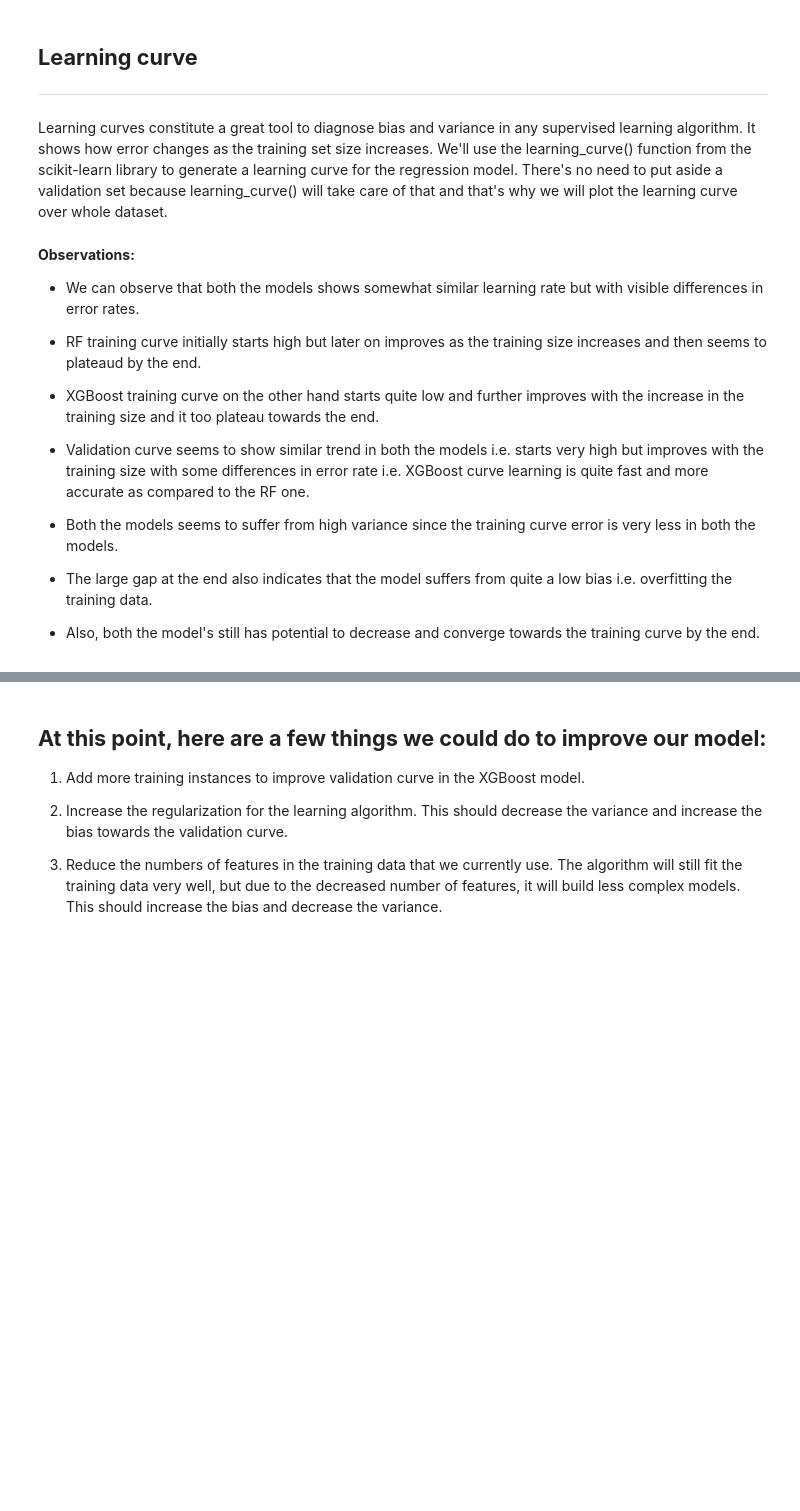
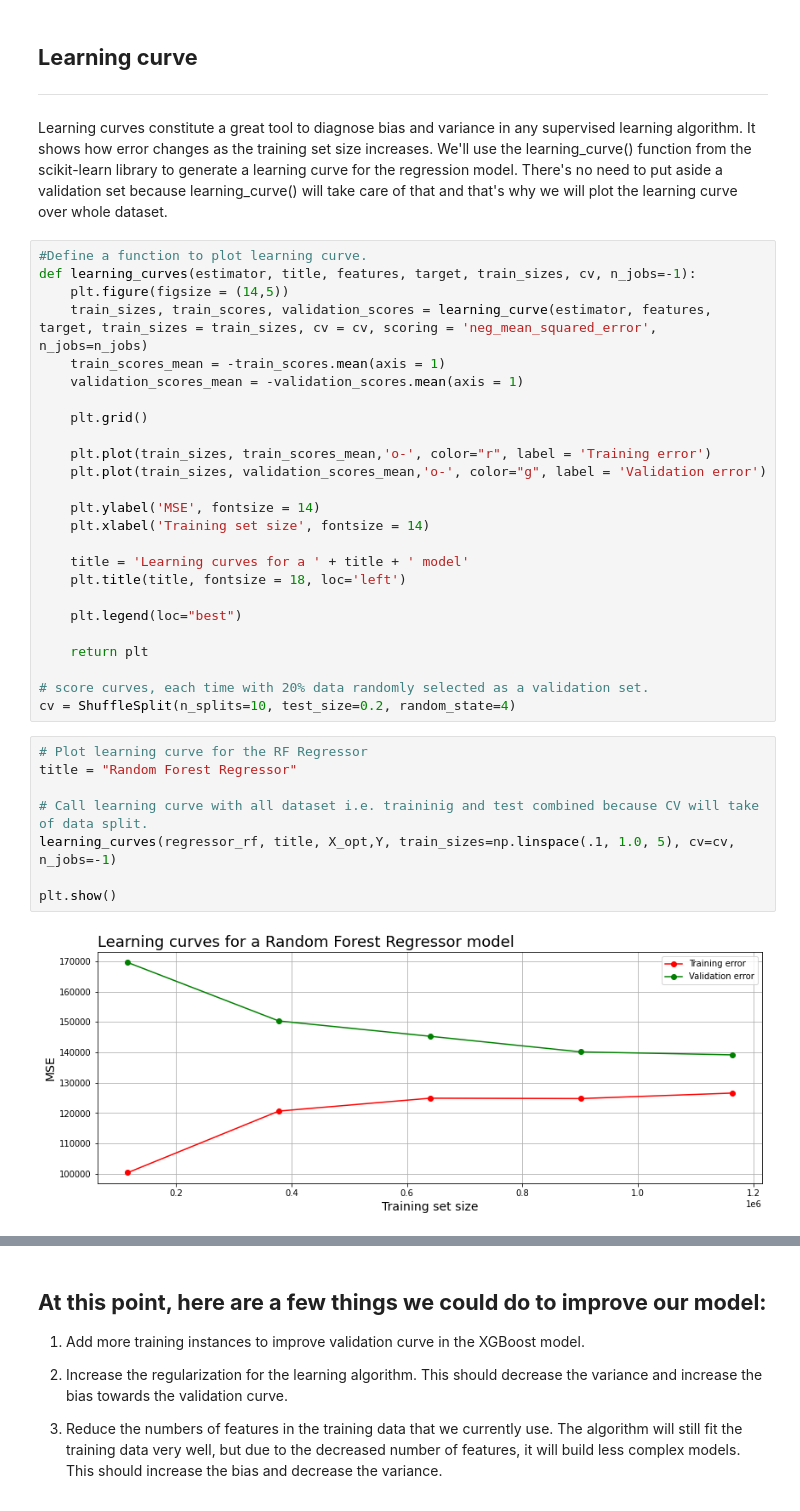
Before and after one commit to harshithgowdakc/NYC-Taxi-Data, a Jupyter notebook: NYC_Taxi_Data.ipynb, the cells around one changed output, grey strips where cells are left out. Cells and saved outputs as stored; diff of their text form; blank space fills up the shorter version.

```diff
--- a/NYC_Taxi_Data.ipynb
+++ b/NYC_Taxi_Data.ipynb
@@ -1709,27 +1701,38 @@ Total sum of difference between the actual and the predicted values for the tune
 ## **Learning curve**
 ---
 Learning curves constitute a great tool to diagnose bias and variance in any supervised learning algorithm. It shows how error changes as the training set size increases. We'll use the learning_curve() function from the scikit-learn library to generate a learning curve for the regression model. There's no need to put aside a validation set because learning_curve() will take care of that and that's why we will plot the learning curve over whole dataset.
-# %% [markdown]
-**Observations:**
-
-
-*   We can observe that both the models shows somewhat similar learning rate but with visible differences in error rates.
-
-
-*   RF training curve initially starts high but later on improves as the training size increases and then seems to plateaud by the end.
-
-
-*   XGBoost training curve on the other hand starts quite low and further improves with the increase in the training size and it too plateau towards the end.
-
-*   Validation curve seems to show similar trend in both the models i.e. starts very high but improves with the training size with some differences in error rate i.e. XGBoost curve learning is quite fast and more accurate as compared to the RF one.
-
-
-
-*   Both the models seems to suffer from high variance since the training curve error is very less in both the models.
-
-
-
-*   The large gap at the end also indicates that the model suffers from quite a low bias i.e. overfitting the training data.
-
-
-*   Also, both the model's still has potential to decrease and converge towards the training curve by the end.
+# %%
+#Define a function to plot learning curve.
+def learning_curves(estimator, title, features, target, train_sizes, cv, n_jobs=-1):
+    plt.figure(figsize = (14,5))
+    train_sizes, train_scores, validation_scores = learning_curve(estimator, features, target, train_sizes = train_sizes, cv = cv, scoring = 'neg_mean_squared_error',  n_jobs=n_jobs)
+    train_scores_mean = -train_scores.mean(axis = 1)
+    validation_scores_mean = -validation_scores.mean(axis = 1)
+
+    plt.grid()
+
+    plt.plot(train_sizes, train_scores_mean,'o-', color="r", label = 'Training error')
+    plt.plot(train_sizes, validation_scores_mean,'o-', color="g", label = 'Validation error')
+
+    plt.ylabel('MSE', fontsize = 14)
+    plt.xlabel('Training set size', fontsize = 14)
+
+    title = 'Learning curves for a ' + title + ' model'
+    plt.title(title, fontsize = 18, loc='left')
+
+    plt.legend(loc="best")
+
+    return plt
+
+# score curves, each time with 20% data randomly selected as a validation set.
+cv = ShuffleSplit(n_splits=10, test_size=0.2, random_state=4)
+# %%
+# Plot learning curve for the RF Regressor
+title = "Random Forest Regressor"
+
+# Call learning curve with all dataset i.e. traininig and test combined because CV will take of data split.
+learning_curves(regressor_rf, title, X_opt,Y, train_sizes=np.linspace(.1, 1.0, 5), cv=cv, n_jobs=-1)
+
+plt.show()
+# %% [output]
+[figure, added]
```
Also changed, not shown: parts of 12 cells of this notebook.
